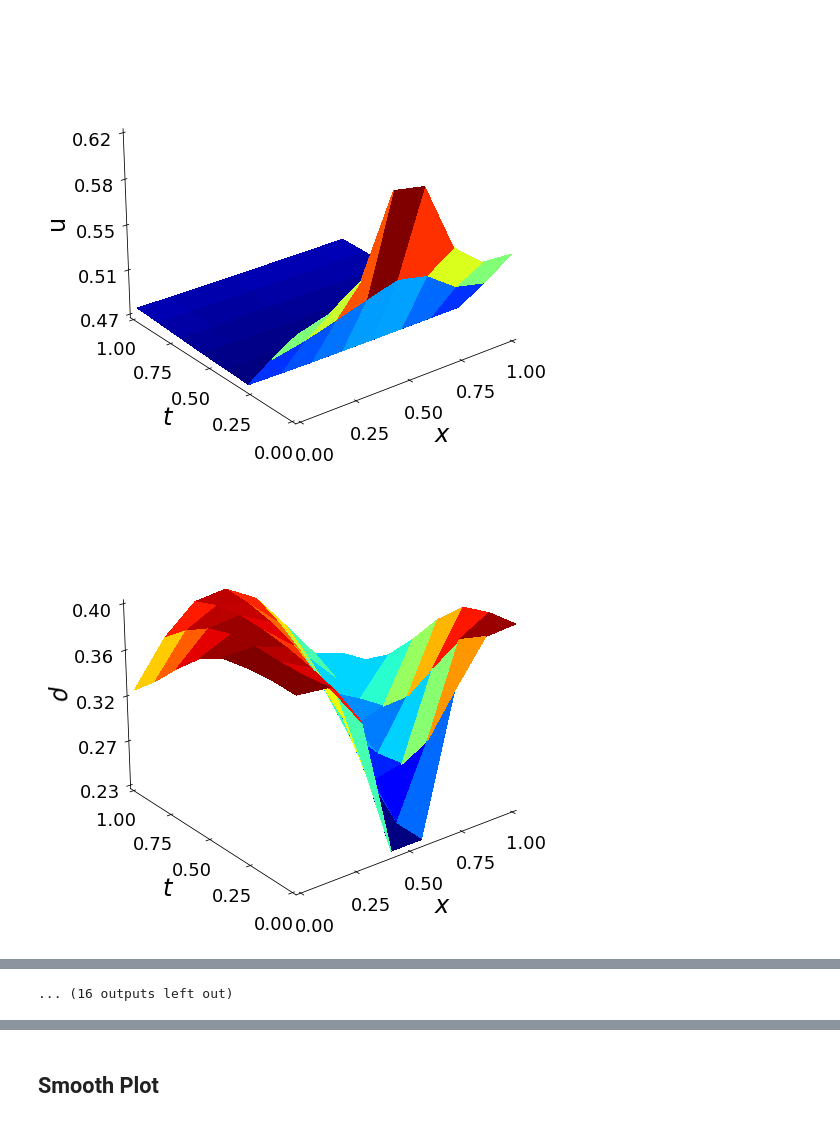
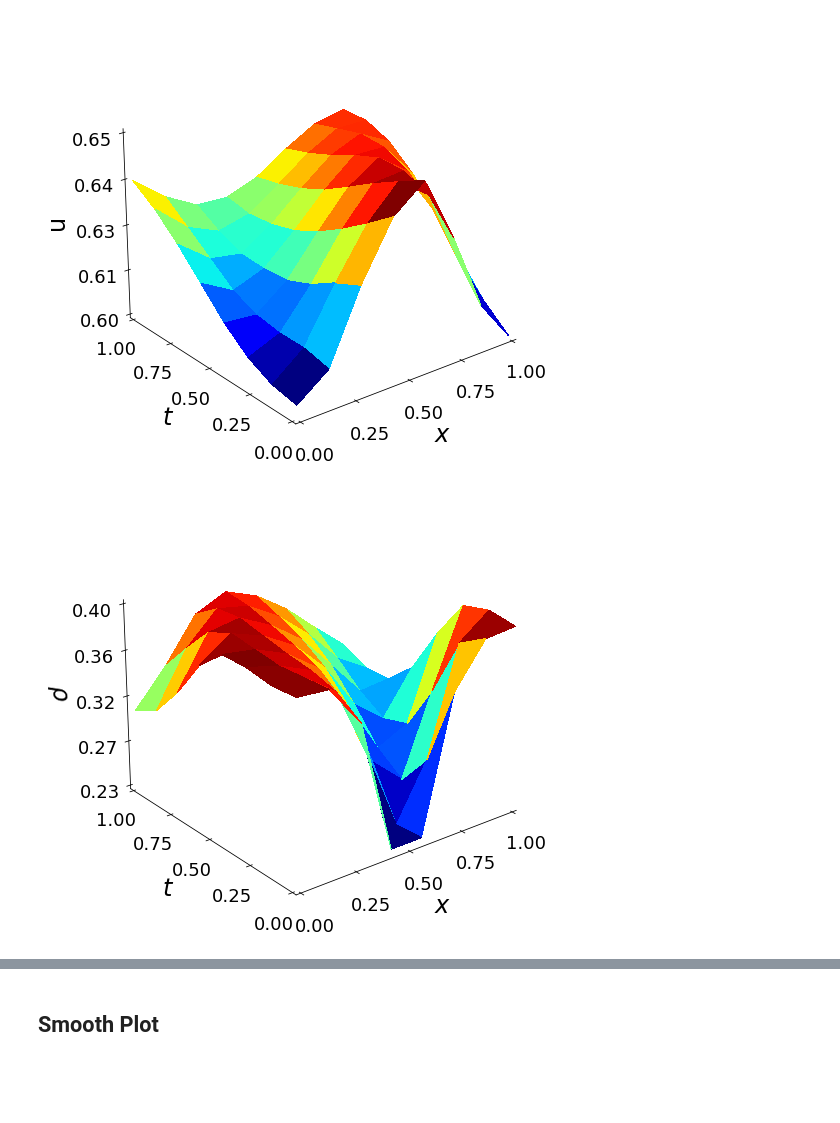
Before and after one commit to LovelyBuggies/MFG-RL-PIDL, a Jupyter notebook: lwr_notebook.ipynb, the cells around one changed output, grey strips where cells are left out. Cells and saved outputs as stored; diff of their text form; code cells hidden in the pictures; blank space fills up the shorter version.

```diff
--- a/lwr_notebook.ipynb
+++ b/lwr_notebook.ipynb
@@ -36,41 +36,41 @@ fake_critic = Critic(2) #train_critic_fake(n_cell, T_terminal, np.zeros((n_cell
 critic = Critic(2)
 critic_optimizer = torch.optim.Adam(critic.parameters(), lr=1e-3)
 # %%
-for it in range(30):
+for it in range(100):
     states = list()
     truths = list()
     u = np.ones((n_cell, T))
     for i in range(n_cell + 1):
         for t in range(T + 1):
             states.append(np.array([i, t]) / n_cell)
             if t == T:
                 truths.append(0)
             else:
                 if i == n_cell:
                     # rho_i_t = rho[0,t]
                     rho_i_t = float(rho_network.forward(np.array([0, t]) / n_cell))
                     speed = 1 - rho_i_t
                 else:
                     # rho_i_t = rho[i,t]
                     rho_i_t = float(rho_network.forward(np.array([i, t]) / n_cell))
                     u[i, t] = 1- rho_i_t
 
     u_hist.append(u)
     u = np.array(u_hist).mean(axis=0)
     rho = get_rho_from_u(u, d)
     rho_hist.append(rho)
     u_diff_hist.append(np.mean(abs(u_hist[-1] - u_hist[-2])))
     rho_diff_hist.append(np.mean(abs(rho_hist[-1] - rho_hist[-2])))
     # rho_network = train_rho_network_one_step(n_cell, T_terminal, rho, rho_network, rho_optimizer)
-    rho_network = get_rho_network_from_u(n_cell, T_terminal, u, d, rho_network, rho_optimizer, n_iterations=3000)
-    if it % 2 == 0 and it > 0:
+    rho_network = get_rho_network_from_u(n_cell, T_terminal, u, d, rho_network, rho_optimizer, n_iterations=100)
+    if it % 20 == 0 and it > 0:
         plot_3d(n_cell, T_terminal, u, "u", f"./fig/u/{it}.pdf")
         plot_3d(n_cell, T_terminal, rho, r"$\rho$", f"./fig/rho/{it}.pdf")
 
 u_diff_df = pd.DataFrame(u_diff_hist)
 u_diff_df.to_csv(f"./diff/u-lwr.csv")
 rho_diff_df = pd.DataFrame(rho_diff_hist)
 rho_diff_df.to_csv(f"./diff/rho-lwr.csv")
 # %% [output]
-[figure, old version]
+[figure, new version]
-[figure, old version]
+[figure, new version]
@@ -87,4 +83,3 @@ rho_diff_df.to_csv(f"./diff/rho-lwr.csv")
-... (16 outputs left out)
 # %%
 plot_3d(8,1,rho,r"$\rho$",None)
 # %% [output]
```
Also changed, not shown: parts of 4 cells of this notebook, 5 other files.
